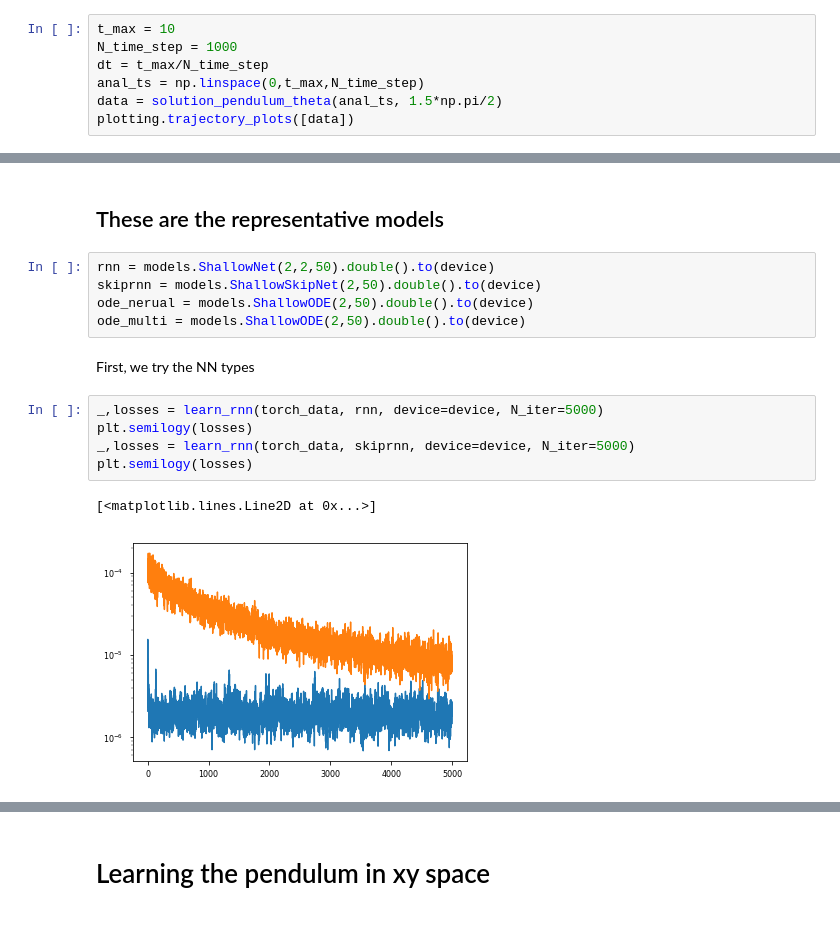
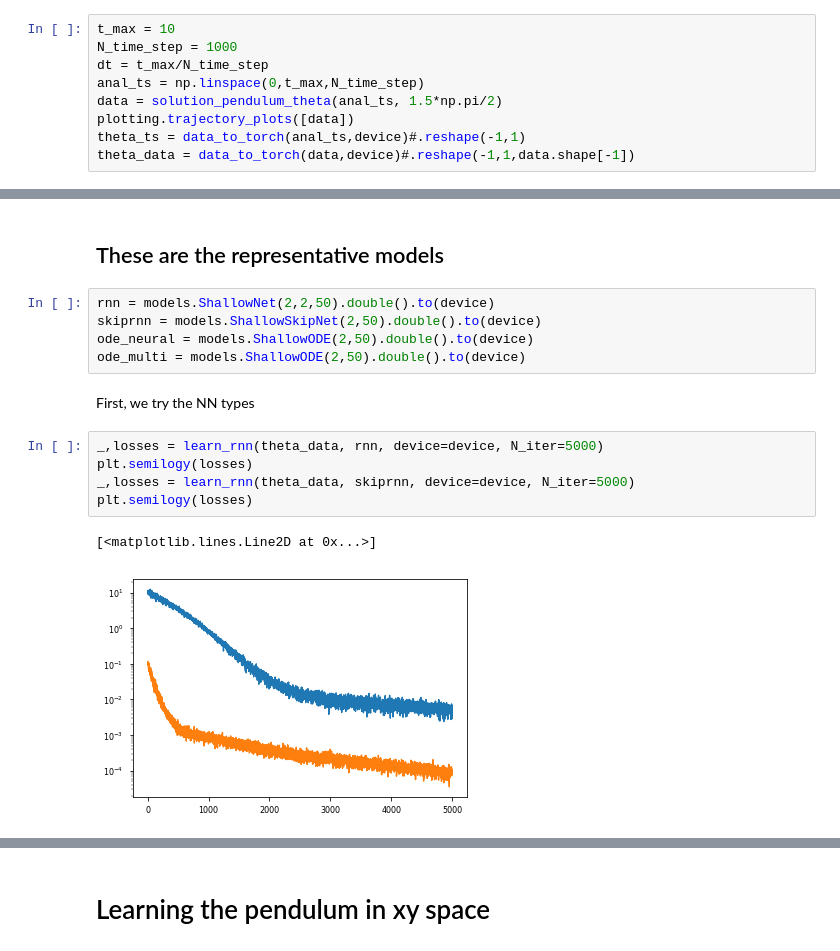
Before and after one commit to afqueiruga/on_learned_dynamics, a Jupyter notebook: NonlinearPendulum.ipynb, the cells around one changed output, grey strips where cells are left out. Saved outputs shown, nothing was run; the diff lists cells and outputs as text.

Commit message:
made new plots for the pendulum

```diff
--- a/NonlinearPendulum.ipynb
+++ b/NonlinearPendulum.ipynb
@@ -59,5 +105,7 @@ dt = t_max/N_time_step
 anal_ts = np.linspace(0,t_max,N_time_step)
 data = solution_pendulum_theta(anal_ts, 1.5*np.pi/2)
 plotting.trajectory_plots([data])
+theta_ts = data_to_torch(anal_ts,device)#.reshape(-1,1)
+theta_data = data_to_torch(data,device)#.reshape(-1,1,data.shape[-1])
 # %% [output]
 [figure]
@@ -112,17 +147,17 @@ class ODE_Func(torch.nn.Module):
 # %%
 rnn = models.ShallowNet(2,2,50).double().to(device)
 skiprnn = models.ShallowSkipNet(2,50).double().to(device)
-ode_nerual = models.ShallowODE(2,50).double().to(device)
+ode_neural = models.ShallowODE(2,50).double().to(device)
 ode_multi = models.ShallowODE(2,50).double().to(device)
 # %% [markdown]
 First, we try the NN types
 # %%
-_,losses = learn_rnn(torch_data, rnn, device=device, N_iter=5000)
+_,losses = learn_rnn(theta_data, rnn, device=device, N_iter=5000)
 plt.semilogy(losses)
-_,losses = learn_rnn(torch_data, skiprnn, device=device, N_iter=5000)
+_,losses = learn_rnn(theta_data, skiprnn, device=device, N_iter=5000)
 plt.semilogy(losses)
 # %% [output]
 [<matplotlib.lines.Line2D at 0x...>]
-[figure, old version]
+[figure, new version]
 # %%
 plt.figure(figsize=plotting.FIG_SIZE_FULL)
```
Also changed, not shown: parts of 30 cells of this notebook, 2 other files.
